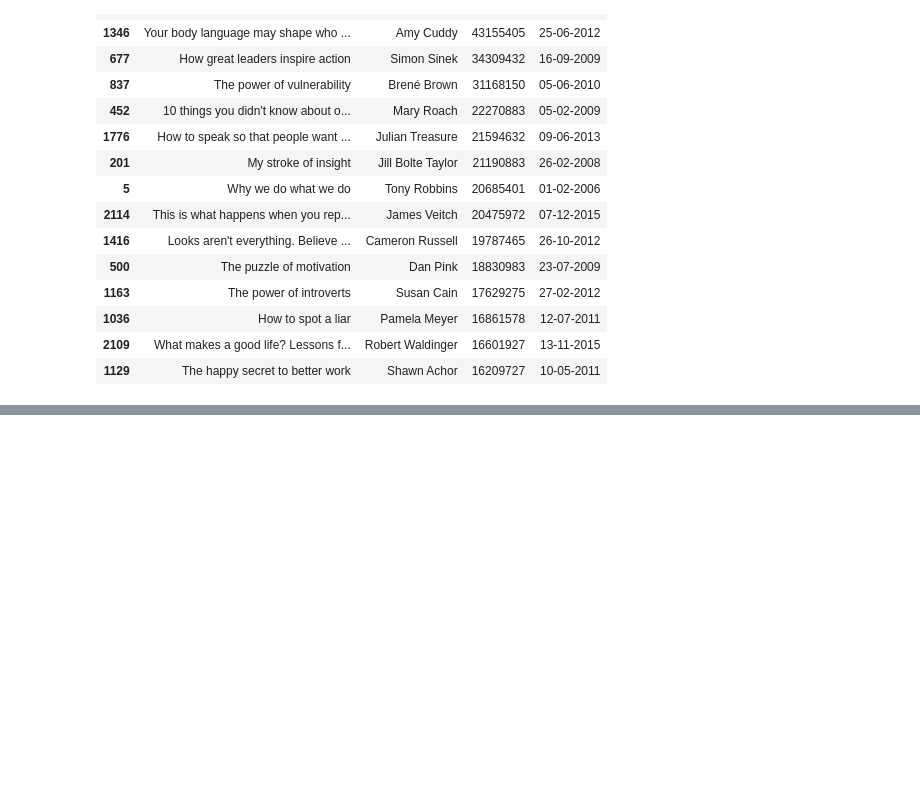
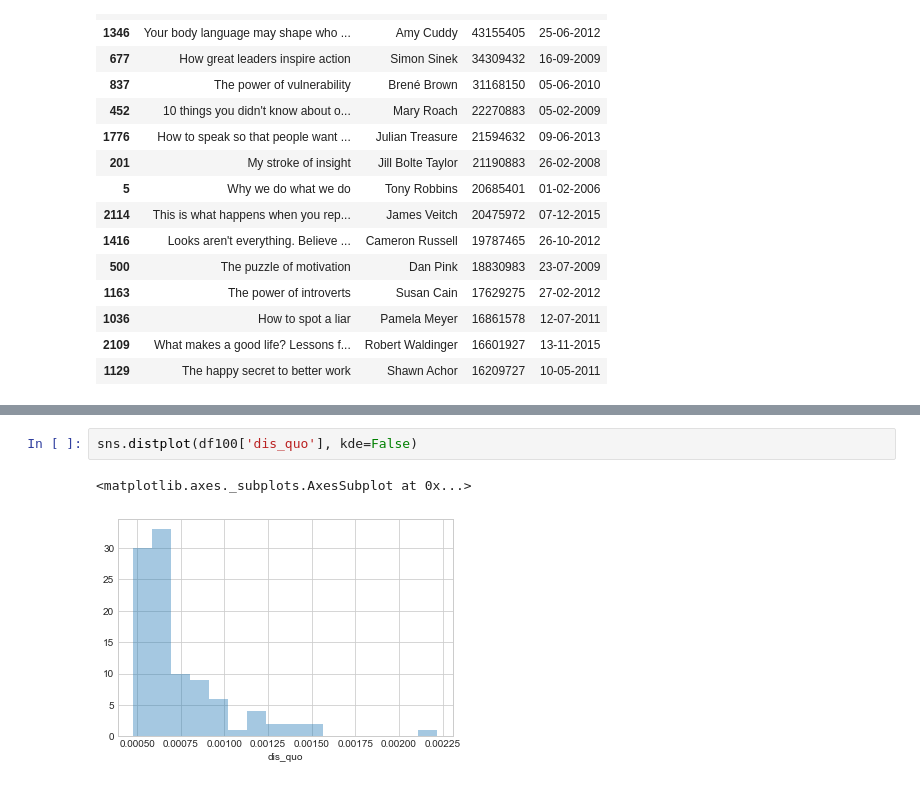
Before and after one commit to mallen69/Project_Sprint_7, a Jupyter notebook: Sprint05_Summarizing_Describing/Jon_Honda.ipynb, the cells around one changed output, grey strips where cells are left out. Saved outputs shown, nothing was run; the diff lists cells and outputs as text; blank space fills up the shorter version.

```diff
--- a/Sprint05_Summarizing_Describing/Jon_Honda.ipynb
+++ b/Sprint05_Summarizing_Describing/Jon_Honda.ipynb
@@ -285,0 +316,5 @@ sns.barplot(x='abbr', y='views', data=pop_talks)
+# %%
+sns.distplot(df100['dis_quo'], kde=False)
+# %% [output]
+<matplotlib.axes._subplots.AxesSubplot at 0x...>
+[figure, added]
```
Also changed, not shown: parts of 7 cells of this notebook.
